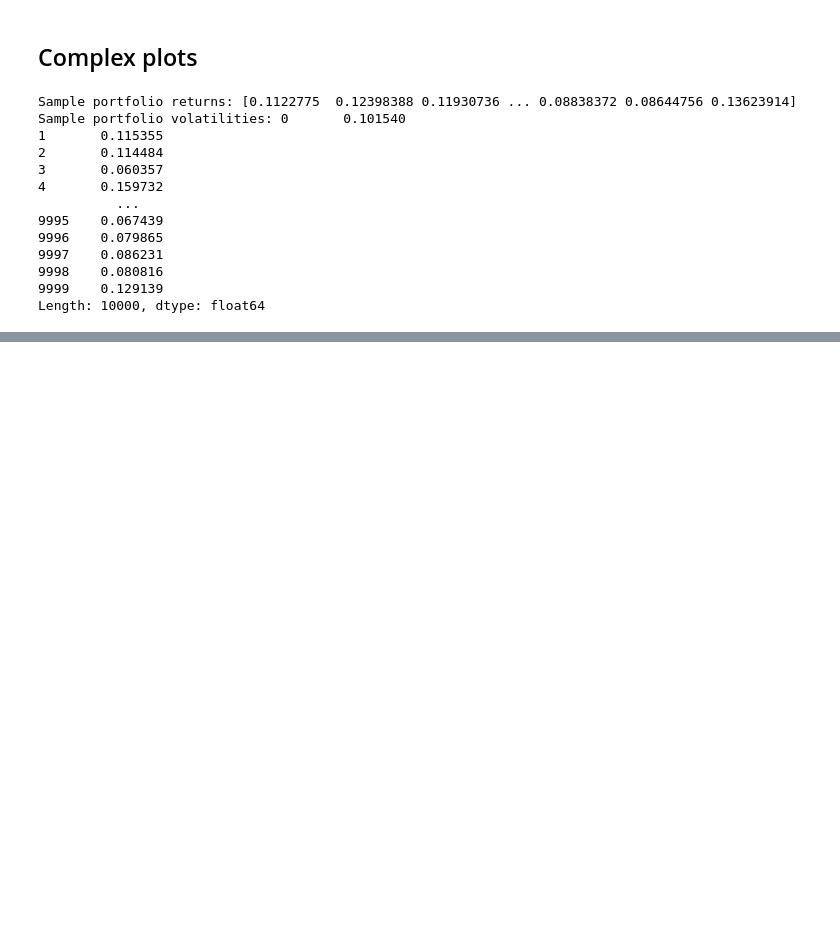
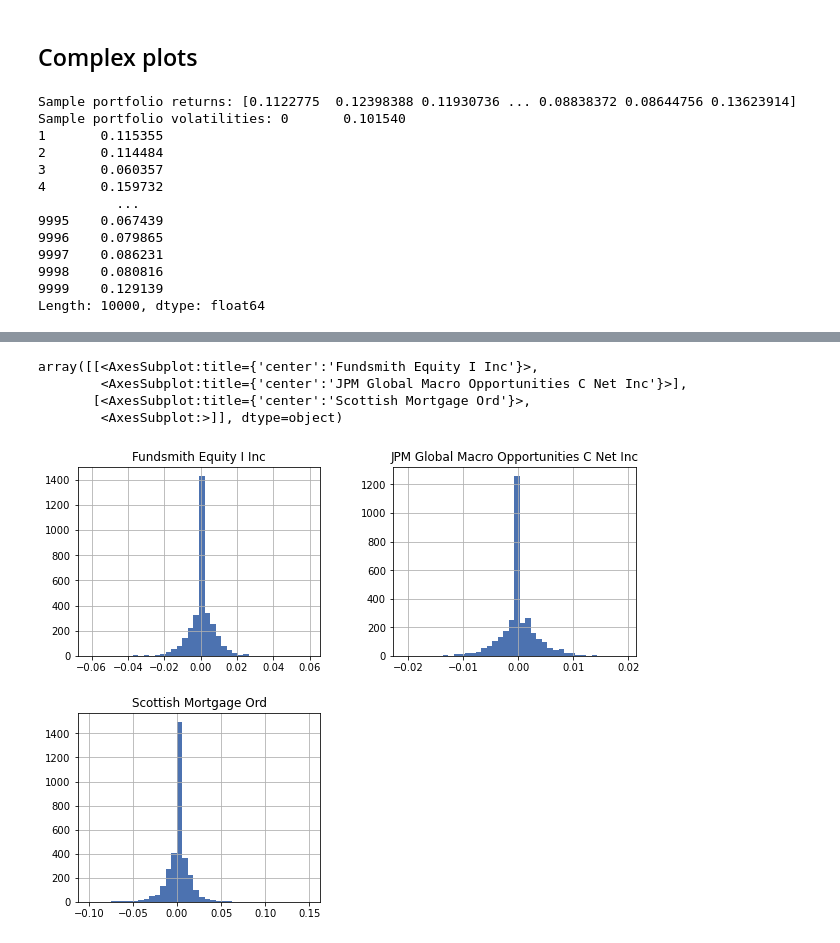
Before and after one commit to ferhat00/PortfolioOptimisation, a Jupyter notebook: Portfolio_optimisation_SIPP.ipynb, the cells around one changed output, grey strips where cells are left out. Saved outputs shown, nothing was run; the diff lists cells and outputs as text; code cells hidden in the pictures; blank space fills up the shorter version.

```diff
--- a/Portfolio_optimisation_SIPP.ipynb
+++ b/Portfolio_optimisation_SIPP.ipynb
@@ -481,0 +476,3 @@ InstantiationError: The objective function was changed after the initial optimiz
+# %%
+returns = np.log(concatenated_df_pivot/concatenated_df_pivot.shift(1))
+returns
@@ -481,0 +494,8 @@ InstantiationError: The objective function was changed after the initial optimiz
+# %%
+returns.hist(bins=40, figsize=(10,8))
+# %% [output]
+array([[<AxesSubplot:title={'center':'Fundsmith Equity I Inc'}>,
+        <AxesSubplot:title={'center':'JPM Global Macro Opportunities C Net Inc'}>],
+       [<AxesSubplot:title={'center':'Scottish Mortgage Ord'}>,
+        <AxesSubplot:>]], dtype=object)
+[figure, added]
```
Also changed, not shown: parts of 18 cells of this notebook, 2 other files.
